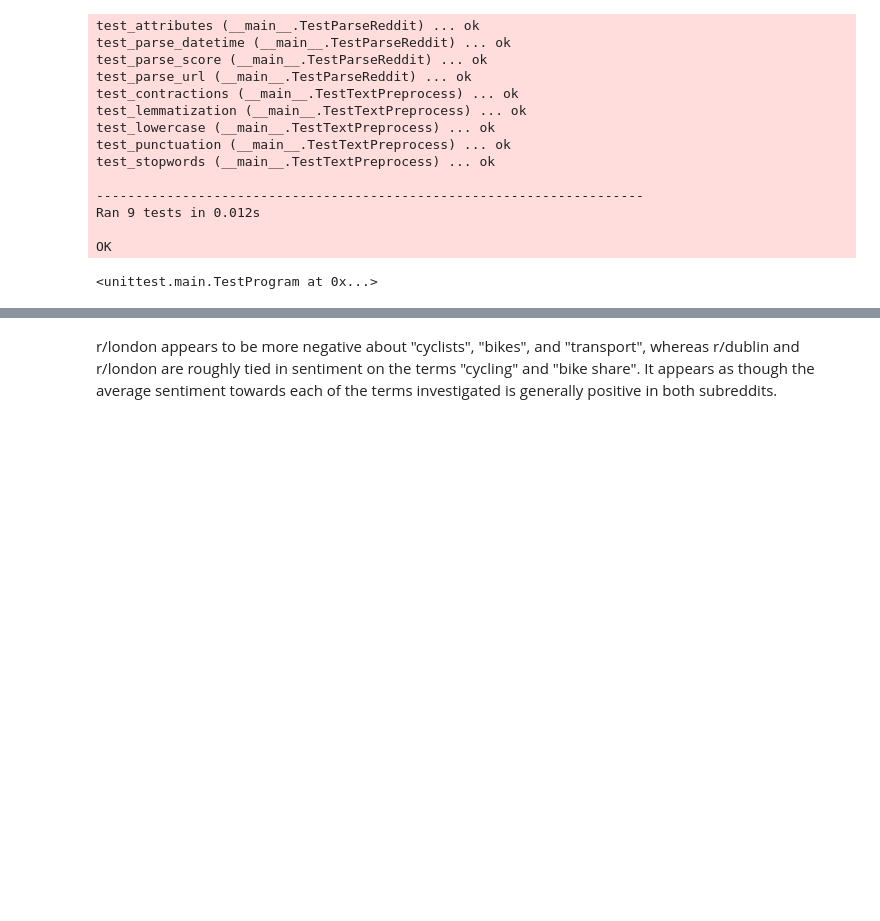
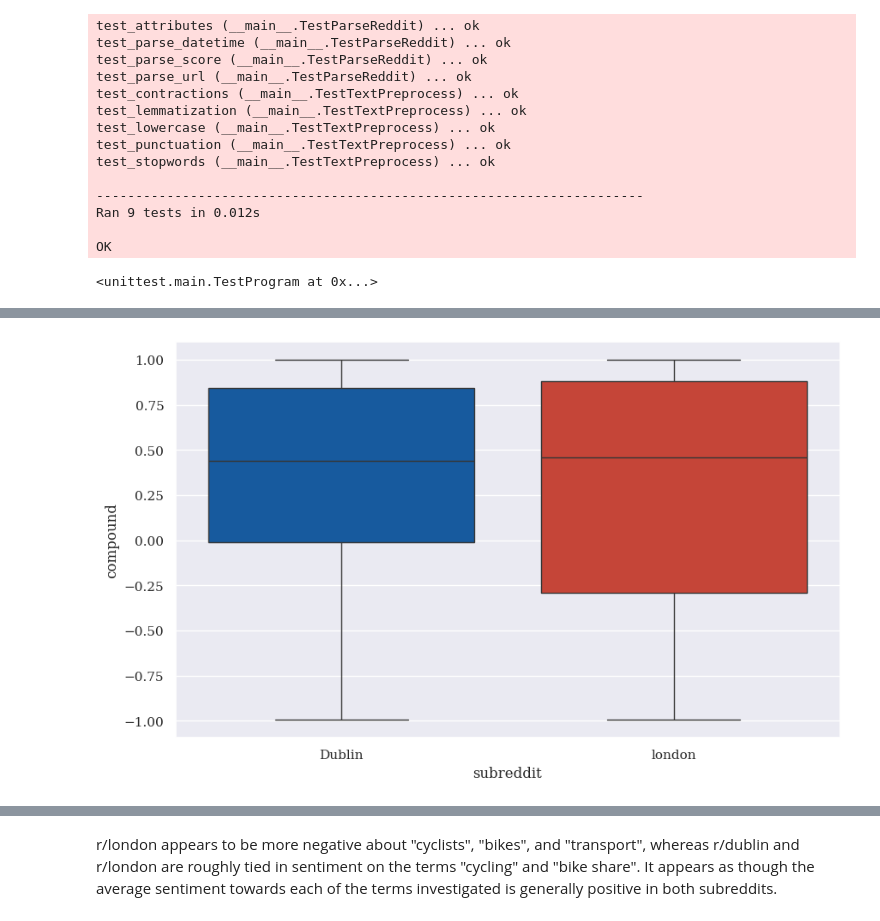
Before and after one commit to step-hen-burke/CA2, a Jupyter notebook: 1_data_processing.ipynb, the cells around one changed output, grey strips where cells are left out. Saved outputs shown, nothing was run; the diff lists cells and outputs as text; code cells hidden in the pictures; blank space fills up the shorter version.

```diff
--- a/data_processing.ipynb
+++ b/1_data_processing.ipynb
@@ -1193,0 +1220,10 @@ analyzed_sentiment_df.head()
+# %%
+sns.set(style="darkgrid", font='serif', rc={'lines.linewidth': 0.7})
+
+fig = plt.figure(figsize=(10, 6))
+sns.boxplot(data = analyzed_sentiment_df, x='subreddit', y='compound', palette=['#005AB5', '#DC3220'])
+plt.show();
+
+fig.savefig(chart_folder / 'subreddit_sentiment.png')
+# %% [output]
+[figure, added]
```
Also changed, not shown: parts of 15 cells of this notebook, 3 other files.
